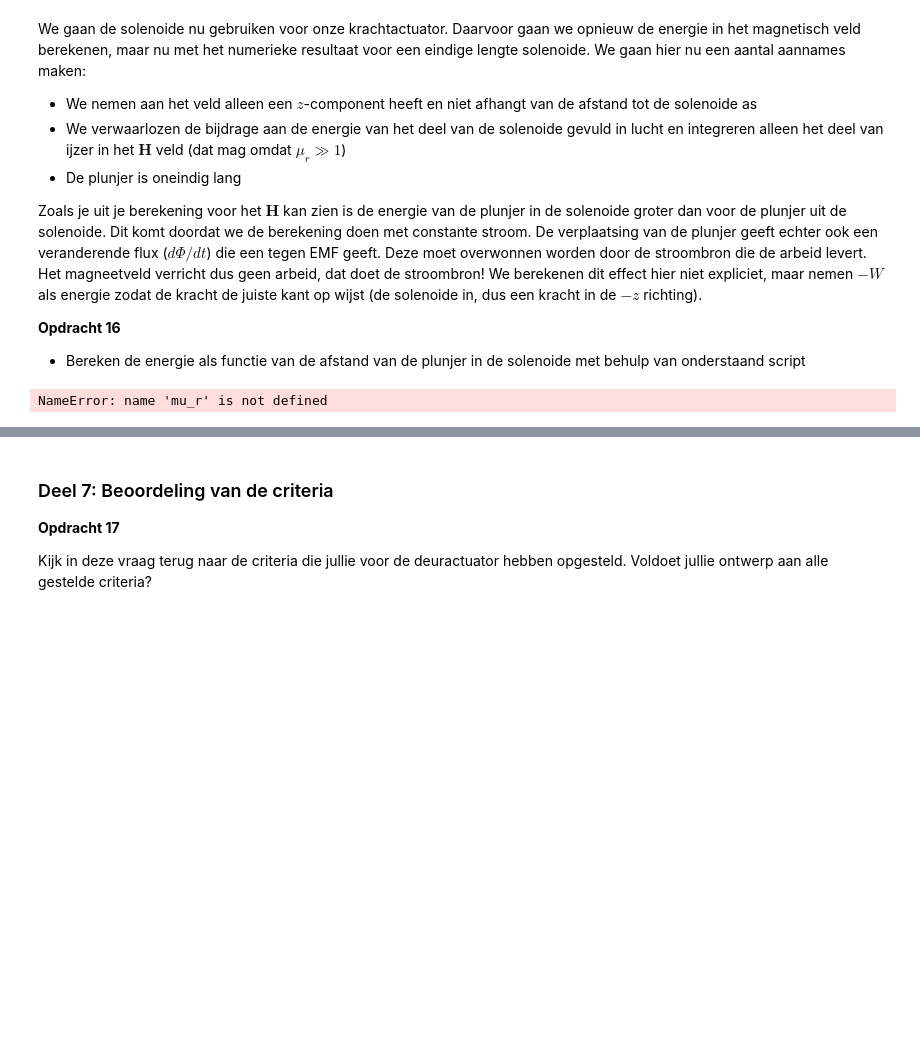
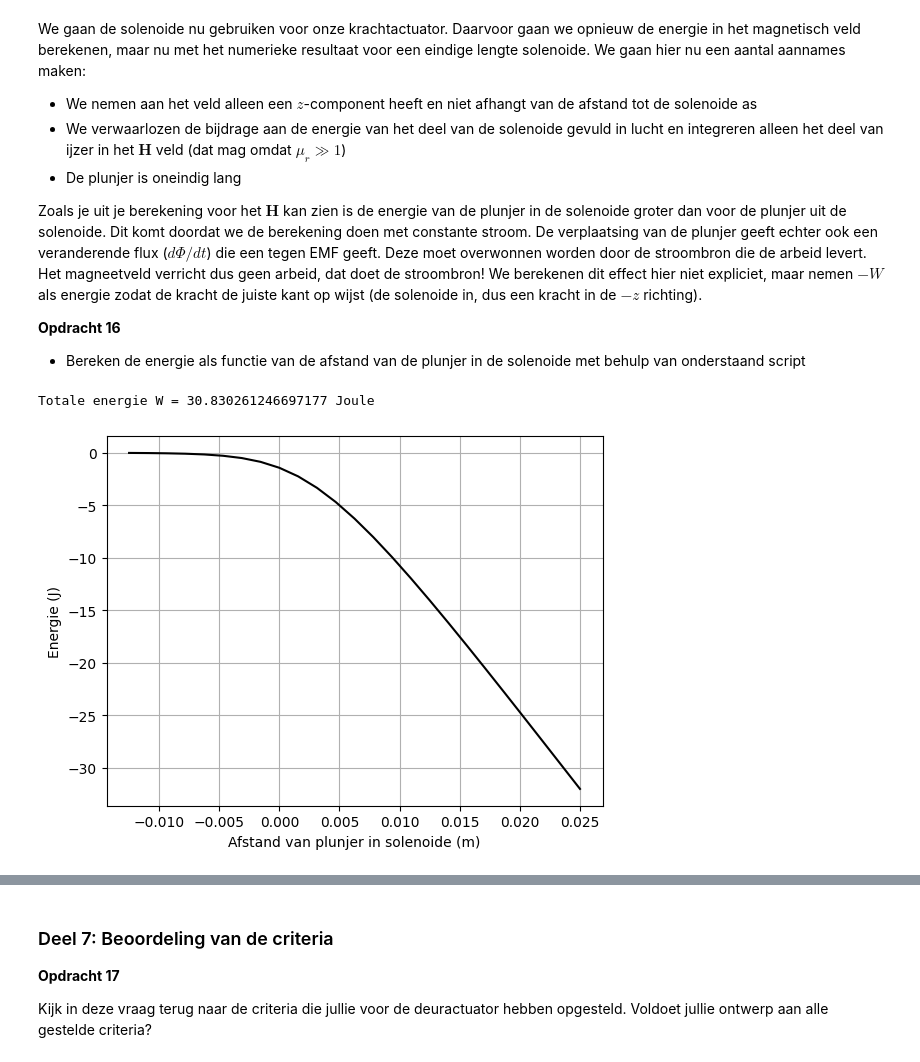
Before and after one commit to SebasvandenAkker/opdrachten-DEF-D, a Jupyter notebook: 2KrachtactuatorOpdracht/2KrachtactuatorOpdracht/KrachtactuatorOpdracht.ipynb, the cells around one changed output, grey strips where cells are left out. Cells and saved outputs as stored; diff of their text form; code cells hidden in the pictures; blank space fills up the shorter version.

```diff
--- a/2KrachtactuatorOpdracht/2KrachtactuatorOpdracht/KrachtactuatorOpdracht.ipynb
+++ b/2KrachtactuatorOpdracht/2KrachtactuatorOpdracht/KrachtactuatorOpdracht.ipynb
@@ -450,10 +456,21 @@ Zoals je uit je berekening voor het $\mathbf{H}$ kan zien is de energie van de p
 * Bereken de energie als functie van de afstand van de plunjer in de solenoide met behulp van onderstaand script
 # %%
 # integrate the field up to point z_p
+mu_0 = 4E-7 * np.pi
+mu_r = 50000 # voor ijzer
+
+A = np.pi * r_sol**2
 Wz=-0.5*np.pi*r_sol**2*np.cumsum(np.flipud(H_ax)*mu_r*mu_0*np.flipud(H_ax))*(z_ax[1] - z_ax[0])
+dW = 0.5 * mu_0 * mu_r * ((H_ax[:-1] + H_ax[1:])/2)**2 * A * (z_ax[1] - z_ax[0])
 
-plt.plot(L_s/2 - z_ax, np.flipud(Wz), '-k')
-plt.xlabel('Afstand van plunjer in solenoide (m)'), plt.ylabel('Energie (J)'), plt.grid()
+W_total = np.sum(dW)
+print("Totale energie W =", W_total, "Joule")
+
+plt.plot(L_sol/2 - z_ax, np.flipud(Wz), '-k')
+plt.xlabel('Afstand van plunjer in solenoide (m)')
+plt.ylabel('Energie (J)')
+plt.grid()
 # %% [output]
-NameError: name 'mu_r' is not defined
+Totale energie W = 30.830261246697177 Joule
+[figure, added]
 # %%
```
Also changed, not shown: parts of 8 cells of this notebook.
